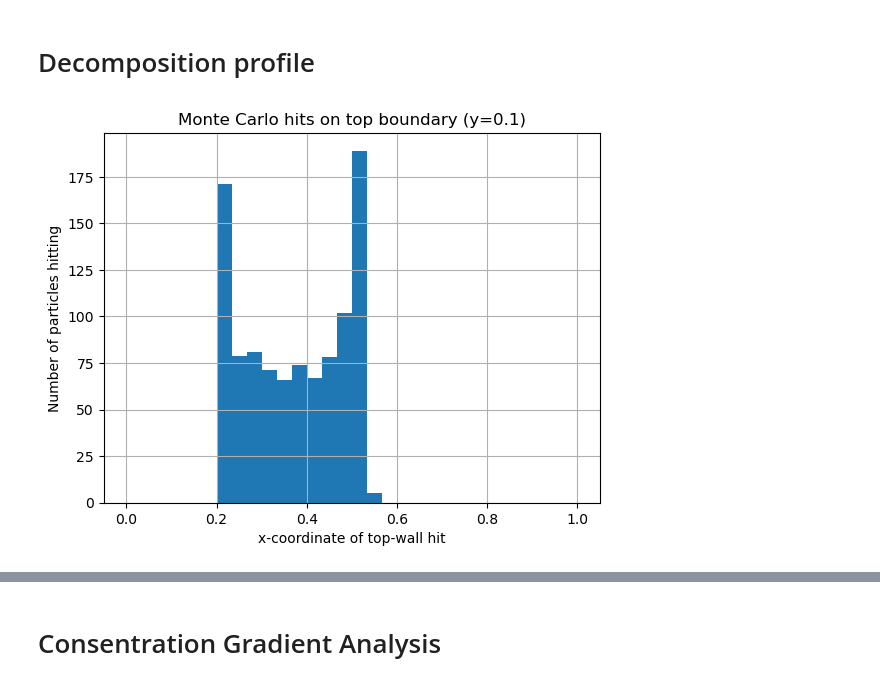
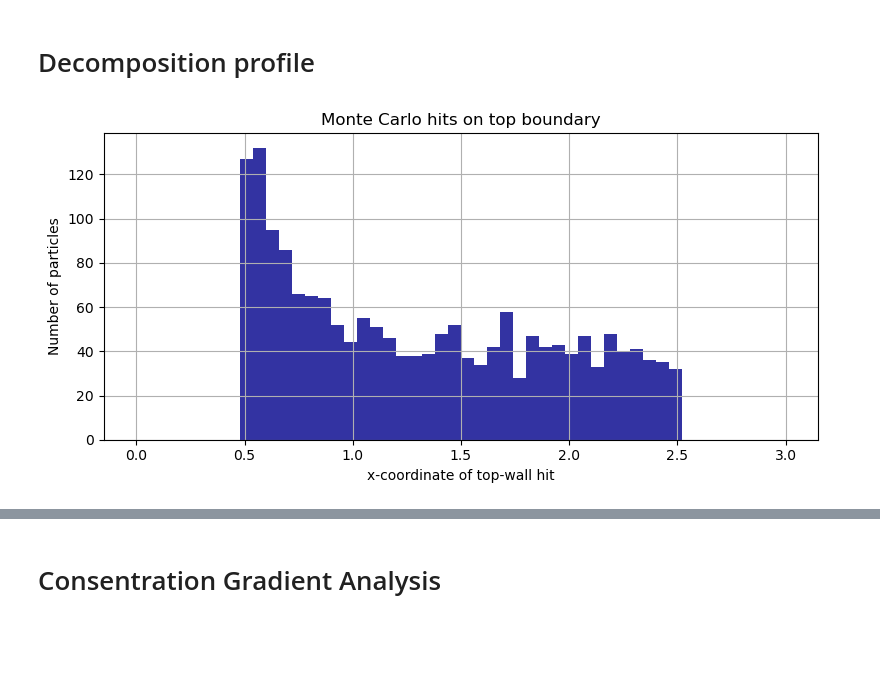
Before and after one commit to TrymNOHG/electro-filter, a Jupyter notebook: NSSolver.ipynb, the cells around one changed output, grey strips where cells are left out. Drawn from its saved outputs; the diff is of its cells as text; code cells hidden in the pictures; blank space fills up the shorter version.

```diff
--- a/NSSolver.ipynb
+++ b/NSSolver.ipynb
@@ -1367,40 +329,42 @@ Plot done. You can switch time-steps in the GUI.
 import numpy as np
 import matplotlib.pyplot as plt
 from ngsolve import Mesh, CoefficientFunction, IfPos
+from tqdm import tqdm  # ✅ Added progress bar
 
 def MonteCarloHitDistribution(
     mesh,
     velocity_cf,
     E_cf,
-    mu_e=1.0,
-    nparticles=2000,
-    dt=0.001,
-    max_time=2.0,
+    mu_e=0.2,
+    nparticles=3000,
+    dt=0.005,
+    max_time=5.0,
     show_plot=True
 ):
-    """
-    Estimate where charged particles 'hit' the top wall y=0.1
-    by a simple Monte-Carlo/particle-tracing approach.
-    """
-
-    # Initial positions: all at x=0, y ~ Uniform(0..0.1)
-    y0 = 0.1 * np.random.rand(nparticles)
+    y0 = np.random.rand(nparticles)
     x0 = np.zeros(nparticles)
 
     xs = x0.copy()
     ys = y0.copy()
-
     hits_x = np.full(nparticles, np.nan)
 
     nsteps = int(max_time / dt)
 
-    for step in range(nsteps):
+    for step in tqdm(range(nsteps), desc="Tracing particles", unit="step"):
         active = np.isnan(hits_x)
         if not np.any(active):
             break
 
         xa = xs[active]
         ya = ys[active]
+
+        inside = (xa >= 0) & (xa <= 3) & (ya >= 0) & (ya <= 1)
+        xa = xa[inside]
+        ya = ya[inside]
+        active_idx = np.where(active)[0][inside]
+
+        if len(xa) == 0:
+            break
 
         vx_vals = np.empty_like(xa)
         vy_vals = np.empty_like(xa)
@@ -1417,66 +381,57 @@ def MonteCarloHitDistribution(
         xa_new = xa + dt * vx_vals
         ya_new = ya + dt * vy_vals
 
-        crossing = (ya < 0.1) & (ya_new >= 0.1)
+        crossing = (ya < 1.0) & (ya_new >= 1.0)
+        fraction = np.where(crossing, (1.0 - ya) / (ya_new - ya), 0.0)
+        x_hit = xa + fraction * (xa_new - xa)
 
-        fraction = np.where(crossing,
-                            (0.1 - ya) / (ya_new - ya),
-                            0.0)
-        x_hit = xa + fraction*(xa_new - xa)
-
-        idx_active = np.where(active)[0]
-        idx_cross = idx_active[crossing]
+        idx_cross = active_idx[crossing]
         hits_x[idx_cross] = x_hit[crossing]
 
-        xa[~crossing] = xa_new[~crossing]
-        ya[~crossing] = ya_new[~crossing]
-        xs[active] = xa
-        ys[active] = ya
+        xa = xa_new
+        ya = ya_new
+        xs[active_idx] = xa
+        ys[active_idx] = ya
 
     if show_plot:
-        valid = hits_x[~np.isnan(hits_x)]
-        plt.figure()
-        plt.hist(valid, bins=30, range=(0,1))  # Updated domain width
+        valid_hits = hits_x[~np.isnan(hits_x)]
+        plt.figure(figsize=(8, 4))
+        plt.hist(valid_hits, bins=50, range=(0, 3.0), color='darkblue', alpha=0.8)
         plt.xlabel("x-coordinate of top-wall hit")
-        plt.ylabel("Number of particles hitting")
-        plt.title("Monte Carlo hits on top boundary (y=0.1)")
+        plt.ylabel("Number of particles")
+        plt.title("Monte Carlo hits on top boundary")
         plt.grid(True)
-        plt.savefig("MonteCarloHits.png")
+        plt.tight_layout()
+        plt.savefig("MonteCarloHits_E=0,4-U=7,0.png")
         plt.show()
 
     return hits_x
 
+# ------------- RUN THE SIMULATION -------------
 if __name__ == "__main__":
     from netgen.geom2d import SplineGeometry
-
-    # 1) Domain geometry: [0,1] x [0,0.1]
-    geo = SplineGeometry()
-    geo.AddRectangle((0, 0), (1, 0.1), bcs=["inflow", "wall", "outflow", "wall"])
-    mesh = Mesh(geo.GenerateMesh(maxh=0.002))
-
     from ngsolve import x, y
 
-    # 2) Define velocity and piecewise E
-    velocity_cf = CoefficientFunction((4 * (y/0.1) * (1 - (y/0.1)), 0))
+    geo = SplineGeometry()
+    geo.AddRectangle((0, 0), (3, 1), bcs=["inflow", "wall", "outflow", "wall"])
+    mesh = Mesh(geo.GenerateMesh(maxh=0.005))
 
-    E_switch = IfPos(x - 0.2,
-                     IfPos(0.8 - x, 1.0, 0.0),
-                     0.0)
-
+    velocity_cf = CoefficientFunction((7 * y * (1 - y), 0))
+    E_switch = IfPos(x - 0.5, IfPos(2.5 - x, 1.0, 0.0), 0.0)
     E_cf = CoefficientFunction((0, E_switch))
 
-    # 3) Run Monte Carlo
     hits = MonteCarloHitDistribution(
         mesh=mesh,
         velocity_cf=velocity_cf,
         E_cf=E_cf,
-        mu_e=0.2,
-        nparticles=1000,
+        mu_e=0.4,
+        nparticles=3000,
         dt=0.005,
         max_time=5.0,
         show_plot=True
     )
-    print("Number of hits:", np.count_nonzero(~np.isnan(hits)))
-    print("Example hits (first 20):", hits[:20])
+
+    print("✅ Monte Carlo complete.")
+    print("Particles hitting top wall:", np.count_nonzero(~np.isnan(hits)))
 # %% [output]
-[figure, old version]
+[figure, new version]
```
Also changed, not shown: parts of 17 cells of this notebook, 33 other files.
